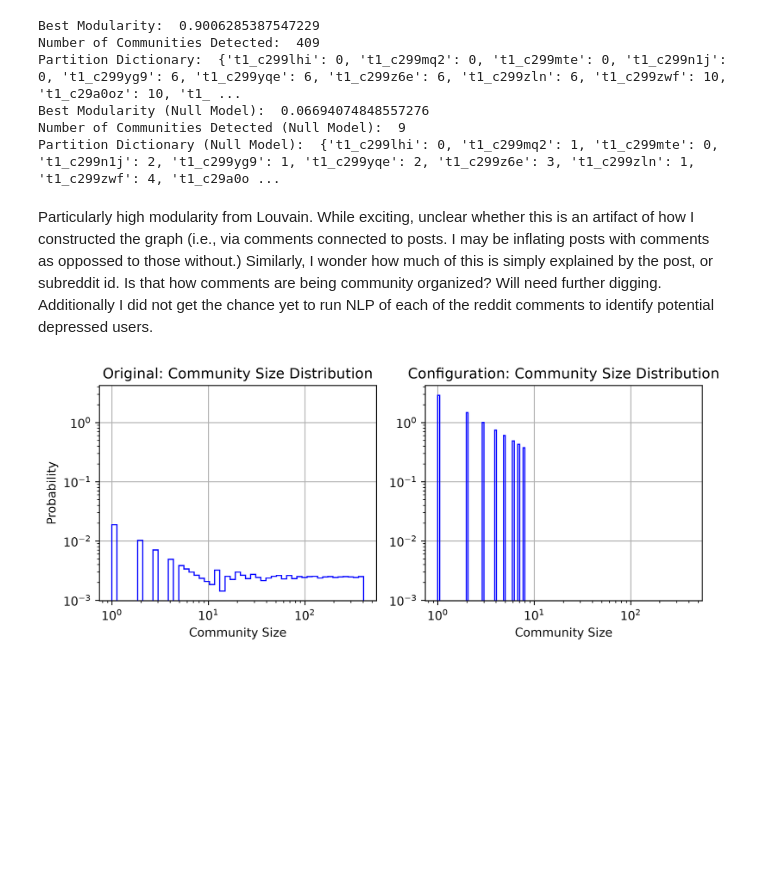
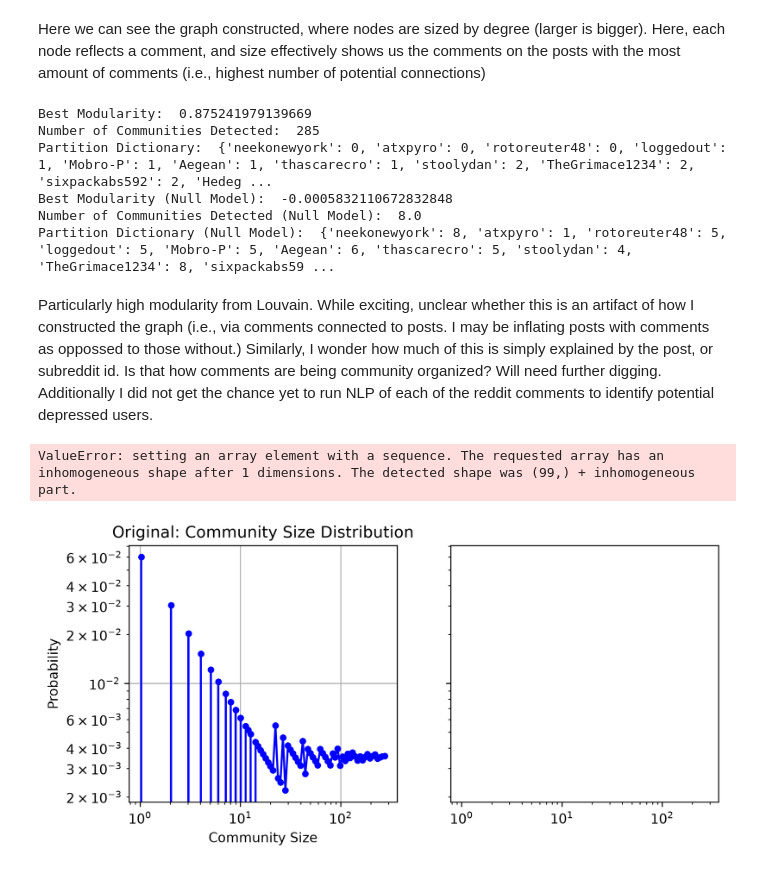
Before and after one commit to rhughes74/Assignments, a Jupyter notebook: FINAL PROJECT/graph_analysis.ipynb, the cells around one changed output. Cells and saved outputs as stored; diff of their text form; code cells hidden in the pictures; blank space fills up the shorter version.

```diff
--- a/FINAL PROJECT/graph_analysis.ipynb
+++ b/FINAL PROJECT/graph_analysis.ipynb
@@ -49,0 +51,8 @@ Average Clustering (Null Model):  0.07848902074252011
+# %%
+#Creating a list of null models
+list_of_nulls = []
+for i in range(1,100):
+    null_entry = G.copy()
+    nx.double_edge_swap(null_entry, nswap=2*G_null.number_of_edges(),
+                    max_tries=4 * G_null.number_of_edges())
+    list_of_nulls.append(null_entry)
@@ -61,3 +102,5 @@ nx.draw(G, pos, node_size=sizes, alpha=0.15, width=0.5, edgecolors='.2',
+# %% [markdown]
+Here we can see the graph constructed, where nodes are sized by degree (larger is bigger). Here, each node reflects a comment, and size effectively shows us the comments on the posts with the most amount of comments (i.e., highest number of potential connections)
 # %%
 #Community Detection
 import networkx as nx
@@ -81,57 +124,75 @@ print("Partition Dictionary: ", G_parts)
 colors_sns = plt.cm.tab20b(np.linspace(0,1,len(np.unique(list(partition.values())))))
 colors_nodes = [colors_sns[partition[node]] for node in G.nodes()]
 
-partition_null = community.best_partition(G_null)#Louvain
+#Repeating analysis for all nulls
+partition_nulls=[]
+modularity_scores=[]
+number_of_communities=[]
+for null in list_of_nulls:
+    partition_nulls.append(community.best_partition(null))#Louvain
+    modularity_scores.append(community.modularity(partition_null, null))
+    number_of_communities.append(len(np.unique(list(partition_null.values()))))
 
 # Output the best modularity score
-print("Best Modularity (Null Model): ", community.modularity(partition_null, G_null))
+print("Best Modularity (Null Model): ", np.max(modularity_scores))
 
 # Output the Number of Communities Detected {node_id: community_id}
-print("Number of Communities Detected (Null Model): ",len(np.unique(list(partition_null.values()))))
+print("Number of Communities Detected (Null Model): ", np.mean(number_of_communities))
 
-# Storing and showing partition as dictionary
+
+# Taking just 1 Null to Store and show partition as dictionary
+partition_null =community.best_partition(G_null)
 G_parts_null = dict(partition_null)
 print("Partition Dictionary (Null Model): ", G_parts_null)
 colors_sns_null = plt.cm.tab20b(np.linspace(0,1,len(np.unique(list(partition_null.values())))))
 colors_nodes_null = [colors_sns[partition_null[node]] for node in G_null.nodes()]
 # %% [output]
-Best Modularity:  0.9006285387547229
-Number of Communities Detected:  409
-Partition Dictionary:  {'t1_c299lhi': 0, 't1_c299mq2': 0, 't1_c299mte': 0, 't1_c299n1j': 0, 't1_c299yg9': 6, 't1_c299yqe': 6, 't1_c299z6e': 6, 't1_c299zln': 6, 't1_c299zwf': 10, 't1_c29a0oz': 10, 't1_ ...
-Best Modularity (Null Model):  0.06694074848557276
-Number of Communities Detected (Null Model):  9
-Partition Dictionary (Null Model):  {'t1_c299lhi': 0, 't1_c299mq2': 1, 't1_c299mte': 0, 't1_c299n1j': 2, 't1_c299yg9': 1, 't1_c299yqe': 2, 't1_c299z6e': 3, 't1_c299zln': 1, 't1_c299zwf': 4, 't1_c29a0o ...
+Best Modularity:  0.875241979139669
+Number of Communities Detected:  285
+Partition Dictionary:  {'neekonewyork': 0, 'atxpyro': 0, 'rotoreuter48': 0, 'loggedout': 1, 'Mobro-P': 1, 'Aegean': 1, 'thascarecro': 1, 'stoolydan': 2, 'TheGrimace1234': 2, 'sixpackabs592': 2, 'Hedeg ...
+Best Modularity (Null Model):  -0.0005832110672832848
+Number of Communities Detected (Null Model):  8.0
+Partition Dictionary (Null Model):  {'neekonewyork': 8, 'atxpyro': 1, 'rotoreuter48': 5, 'loggedout': 5, 'Mobro-P': 5, 'Aegean': 6, 'thascarecro': 5, 'stoolydan': 4, 'TheGrimace1234': 8, 'sixpackabs59 ...
 # %% [markdown]
 Particularly high modularity from Louvain. While exciting, unclear whether this is an artifact of how I constructed the graph (i.e., via comments connected to posts. I may be inflating posts with comments as oppossed to those without.) Similarly, I wonder how much of this is simply explained by the post, or subreddit id. Is that how comments are being community organized? Will need further digging. Additionally I did not get the chance yet to run NLP of each of the reddit comments to identify potential depressed users.
 # %%
 from collections import Counter
 
 community_sizes = Counter(G_parts.values())
-null_community_sizes = Counter(G_parts_null.values())
+null_community_sizes = []
+for G_parts_null in partition_nulls:
+    null_community_sizes.append(list(Counter(dict(G_parts_null).values())))#Troubleshoot
 
 fig, ax = plt.subplots(1,2,figsize=(8,3.5),dpi=300,sharey=True,sharex=True)
 
 # Plotting the community size distribution of the original dataset
-org_bins = np.geomspace(1,np.max(list(community_sizes)))#Defining the smallest community as an isolated node of 1
-ax[0].hist(list(community_sizes),bins=org_bins, density=True,color = 'b',histtype='step')
+org_bins = np.geomspace(1,np.max(list(community_sizes)),num=100)#Defining the smallest community as an isolated node of 1
+#ax[0].hist(list(community_sizes),bins=org_bins, density=True,color = 'b',histtype='step')
+counts_org, bin_edges_org = np.histogram(list(community_sizes), bins=org_bins, density=True)
+bin_centers_org = np.sqrt(bin_edges_org[:-1] * bin_edges_org[1:])
+ax[0].loglog(bin_centers_org, counts_org, marker='o', ms=4,color = 'b')
 ax[0].loglog()
 ax[0].set_title("Original: Community Size Distribution")
 ax[0].set_xlabel("Community Size")
 ax[0].set_ylabel("Probability")
 ax[0].grid(True)
 # Plotting the community size distribution of the Chung Lu Null Model of the dataset
-null_bins = np.geomspace(1,np.max(list(null_community_sizes)))
-ax[1].hist(list(null_community_sizes),bins=null_bins,density=True,color = 'b',histtype='step')
+null_bins = np.geomspace(1,np.max(list(null_community_sizes)),num=100)
+#ax[1].hist(list(null_community_sizes),bins=null_bins,density=True,color = 'b',histtype='step')
+counts_null, bin_edges_null = np.histogram(list(null_community_sizes), bins=null_bins, density=True)
+bin_centers_null = np.sqrt(bin_edges_null[:-1] * bin_edges_null[1:])
+ax[1].loglog(bin_centers_null, counts_null, marker='o', ms=4,color = 'b')
 ax[1].loglog()
 ax[1].set_title("Configuration: Community Size Distribution")
 ax[1].set_xlabel("Community Size")
 #ax[1].set_ylabel("Probability")
 ax[1].tick_params(labelleft=True)
 ax[1].grid(True)
 
 plt.tight_layout()
 # %% [output]
+ValueError: setting an array element with a sequence. The requested array has an inhomogeneous shape after 1 dimensions. The detected shape was (99,) + inhomogeneous part.
-[figure, old version]
+[figure, new version]
 # %%
 #Community Visualization
 fig, ax = plt.subplots(1,2,figsize=(7,5),dpi=100)
```
Also changed, not shown: parts of 16 cells of this notebook, 15 other files.
